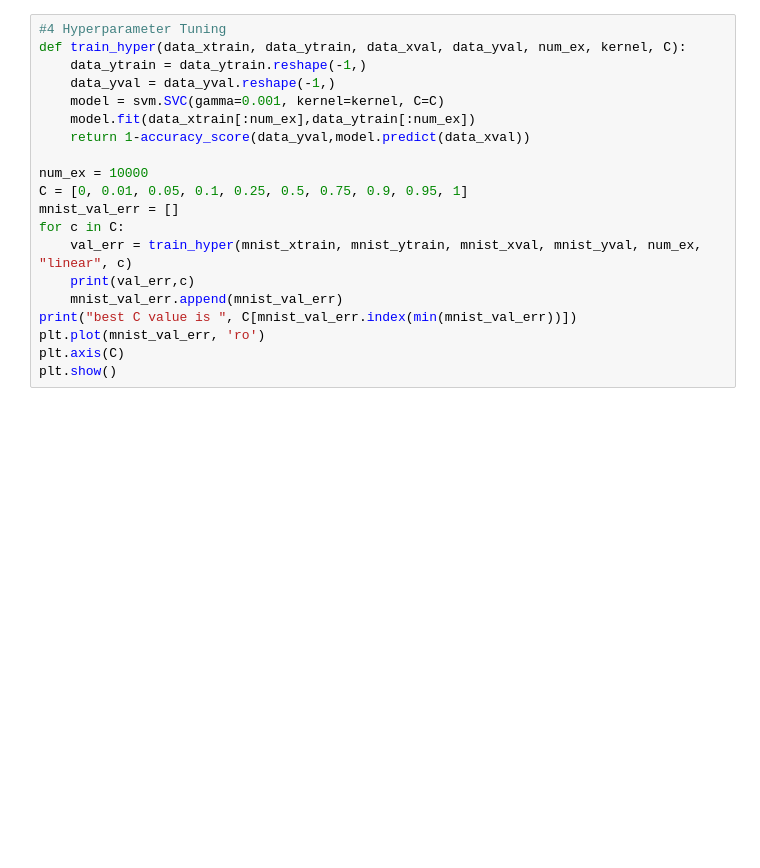
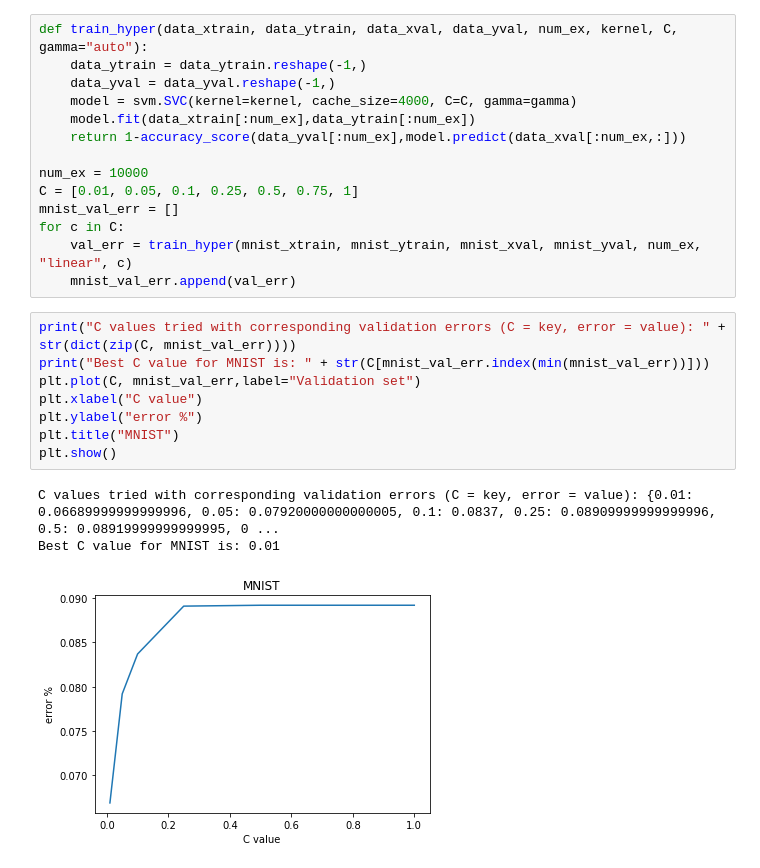
Before and after one commit to Dhanush123/cs189, a Jupyter notebook: hw1/hw1.ipynb, the cells around one changed output. Saved outputs shown, nothing was run; the diff lists cells and outputs as text; blank space fills up the shorter version.

```diff
--- a/hw1/hw1.ipynb
+++ b/hw1/hw1.ipynb
@@ -119,20 +105,26 @@ plt.show()
 # %%
-#4 Hyperparameter Tuning
-def train_hyper(data_xtrain, data_ytrain, data_xval, data_yval, num_ex, kernel, C):
+def train_hyper(data_xtrain, data_ytrain, data_xval, data_yval, num_ex, kernel, C, gamma="auto"):
     data_ytrain = data_ytrain.reshape(-1,)
     data_yval = data_yval.reshape(-1,)
-    model = svm.SVC(gamma=0.001, kernel=kernel, C=C)
+    model = svm.SVC(kernel=kernel, cache_size=4000, C=C, gamma=gamma)
     model.fit(data_xtrain[:num_ex],data_ytrain[:num_ex])
-    return 1-accuracy_score(data_yval,model.predict(data_xval))
+    return 1-accuracy_score(data_yval[:num_ex],model.predict(data_xval[:num_ex,:]))
 
 num_ex = 10000
-C = [0, 0.01, 0.05, 0.1, 0.25, 0.5, 0.75, 0.9, 0.95, 1]
+C = [0.01, 0.05, 0.1, 0.25, 0.5, 0.75, 1]
 mnist_val_err = []
 for c in C:
     val_err = train_hyper(mnist_xtrain, mnist_ytrain, mnist_xval, mnist_yval, num_ex, "linear", c)
-    print(val_err,c)
-    mnist_val_err.append(mnist_val_err)
-print("best C value is ", C[mnist_val_err.index(min(mnist_val_err))])
-plt.plot(mnist_val_err, 'ro')
-plt.axis(C)
-plt.show()
+    mnist_val_err.append(val_err)
+# %%
+print("C values tried with corresponding validation errors (C = key, error = value): " + str(dict(zip(C, mnist_val_err))))
+print("Best C value for MNIST is: " + str(C[mnist_val_err.index(min(mnist_val_err))]))
+plt.plot(C, mnist_val_err,label="Validation set")
+plt.xlabel("C value")
+plt.ylabel("error %")
+plt.title("MNIST")
+plt.show()
+# %% [output]
+C values tried with corresponding validation errors (C = key, error = value): {0.01: 0.06689999999999996, 0.05: 0.07920000000000005, 0.1: 0.0837, 0.25: 0.08909999999999996, 0.5: 0.08919999999999995, 0 ...
+Best C value for MNIST is: 0.01
+[figure, added]
```
Also changed, not shown: parts of 29 cells of this notebook, 3 other files.
